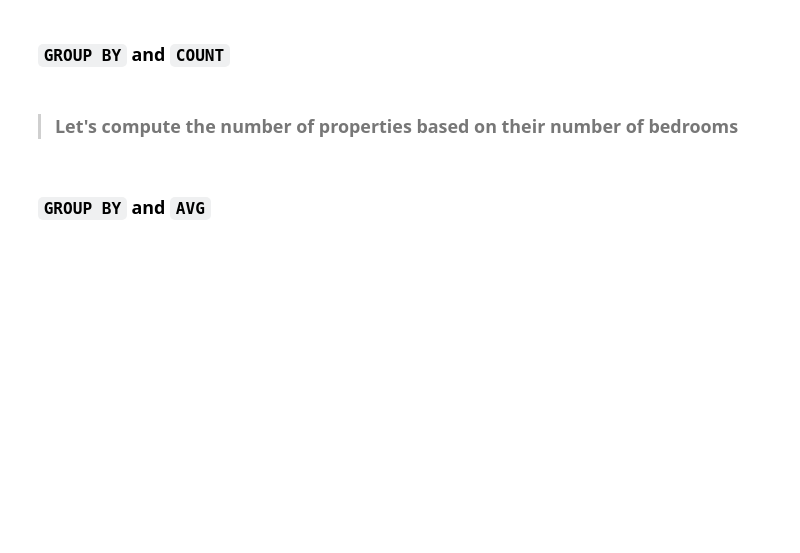
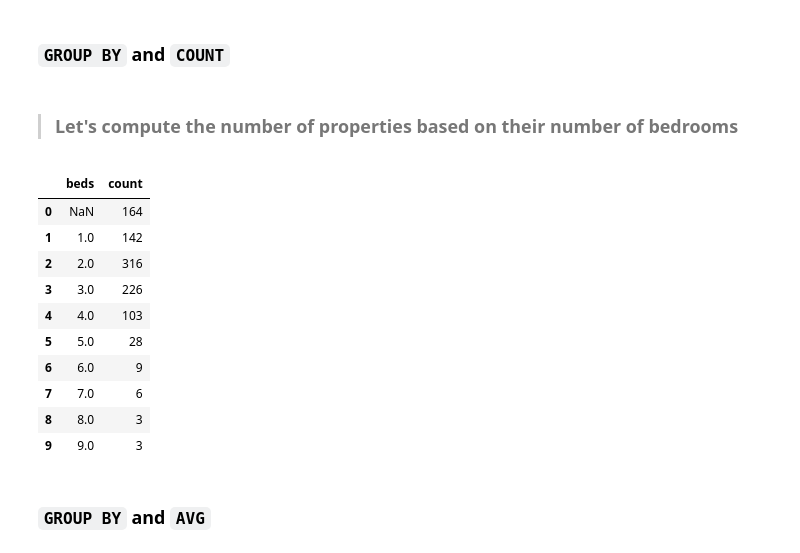
Before and after one commit to sthakuri/DS-SF-36, a Jupyter notebook: classes/04/notebooks/codealong-04-part-a-rdbms-databases-and-sqlite-starter-code.ipynb, the cells around one changed output. Cells and saved outputs as stored; diff of their text form; code cells hidden in the pictures; blank space fills up the shorter version.

```diff
--- a/classes/04/notebooks/codealong-04-part-a-rdbms-databases-and-sqlite-starter-code.ipynb
+++ b/classes/04/notebooks/codealong-04-part-a-rdbms-databases-and-sqlite-starter-code.ipynb
@@ -138,11 +263,23 @@ SELECT *
 # %%
 pd.io.sql.read_sql(
 '''
-SELECT COUNT() AS count
+SELECT beds, COUNT() AS count
     FROM properties
     GROUP BY beds
 ;
 ''', con = db)
+# %% [output]
+|  | beds | count |
+| 0 | NaN | 164 |
+| 1 | 1.0 | 142 |
+| 2 | 2.0 | 316 |
+| 3 | 3.0 | 226 |
+| 4 | 4.0 | 103 |
+| 5 | 5.0 | 28 |
+| 6 | 6.0 | 9 |
+| 7 | 7.0 | 6 |
+| 8 | 8.0 | 3 |
+| 9 | 9.0 | 3 |
 # %% [markdown]
 ### `GROUP BY` and `AVG`
 # %% [markdown]
```
Also changed, not shown: parts of 16 cells of this notebook.
